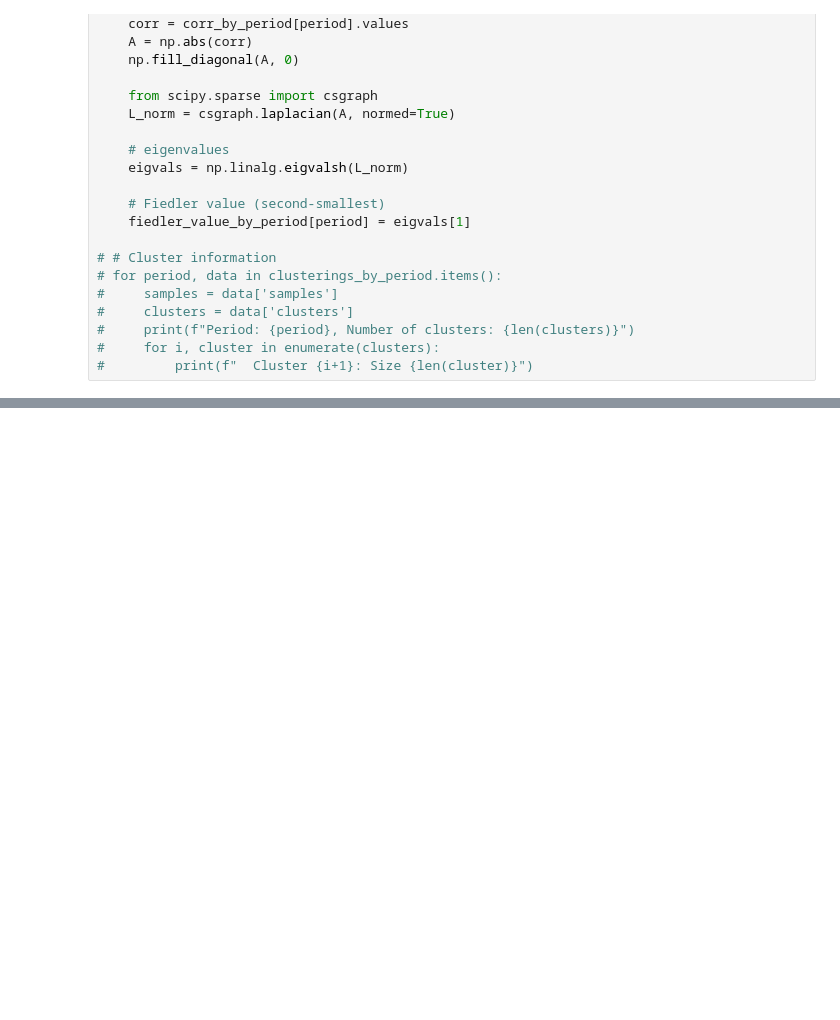
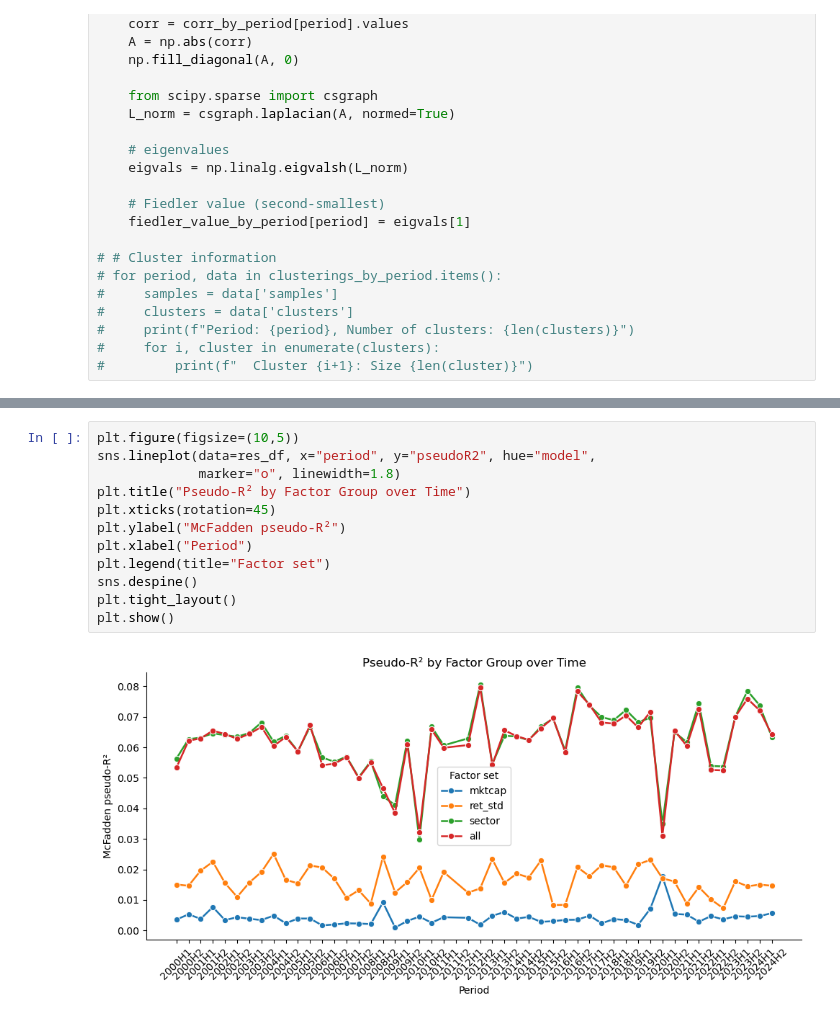
Before and after one commit to Ra20r/spectral-analysis, a Jupyter notebook: clustering.ipynb, the cells around one changed output, grey strips where cells are left out. Cells and saved outputs as stored; diff of their text form; blank space fills up the shorter version.

```diff
--- a/clustering.ipynb
+++ b/clustering.ipynb
@@ -174,0 +510,14 @@ plt.show()
+# %%
+plt.figure(figsize=(10,5))
+sns.lineplot(data=res_df, x="period", y="pseudoR2", hue="model",
+             marker="o", linewidth=1.8)
+plt.title("Pseudo‑R² by Factor Group over Time")
+plt.xticks(rotation=45)
+plt.ylabel("McFadden pseudo‑R²")
+plt.xlabel("Period")
+plt.legend(title="Factor set")
+sns.despine()
+plt.tight_layout()
+plt.show()
+# %% [output]
+[figure, added]
```
Also changed, not shown: parts of 24 cells of this notebook.
